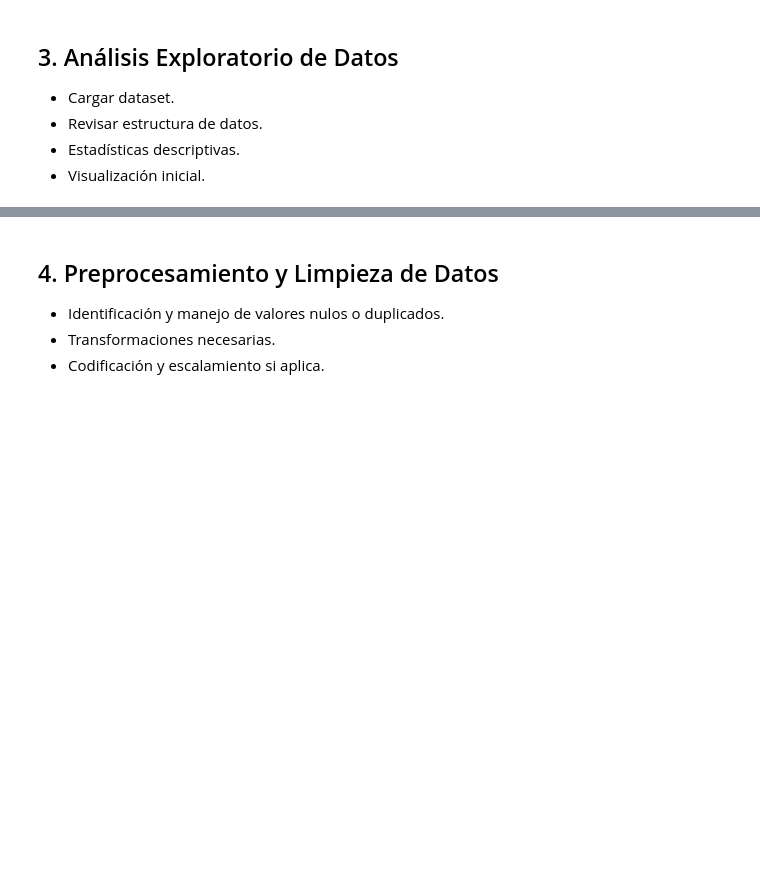
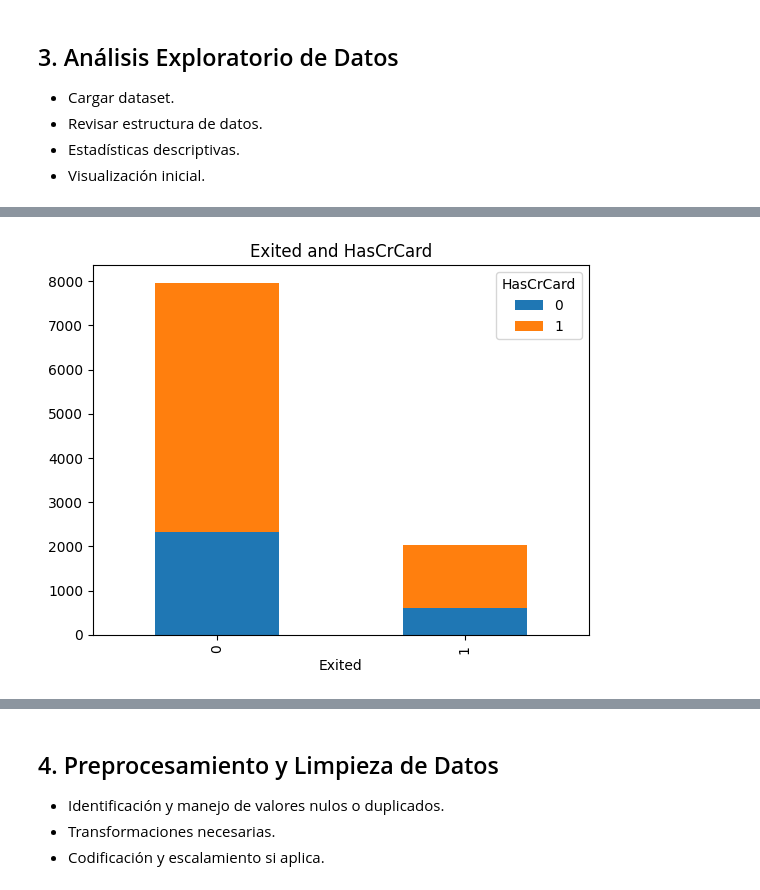
Before and after one commit to DarkinMC/CustomerChurn_Prediction_BankingSector_1AN-213_HAN_G4, a Jupyter notebook: Bank_customer_churn_pred.ipynb, the cells around one changed output, grey strips where cells are left out. Saved outputs shown, nothing was run; the diff lists cells and outputs as text; code cells hidden in the pictures; blank space fills up the shorter version.

```diff
--- a/Bank_customer_churn_pred.ipynb
+++ b/Bank_customer_churn_pred.ipynb
@@ -58,0 +181,10 @@ a
+# %%
+mycrosstab1=pd.crosstab(dfchurn.Exited,dfchurn.HasCrCard)
+mycrosstab1.plot.bar(stacked=True)
+
+plt.legend(title="HasCrCard")
+plt.title('Exited and HasCrCard')
+
+plt.show()
+# %% [output]
+[figure, added]
```
Also changed, not shown: parts of 32 cells of this notebook.
